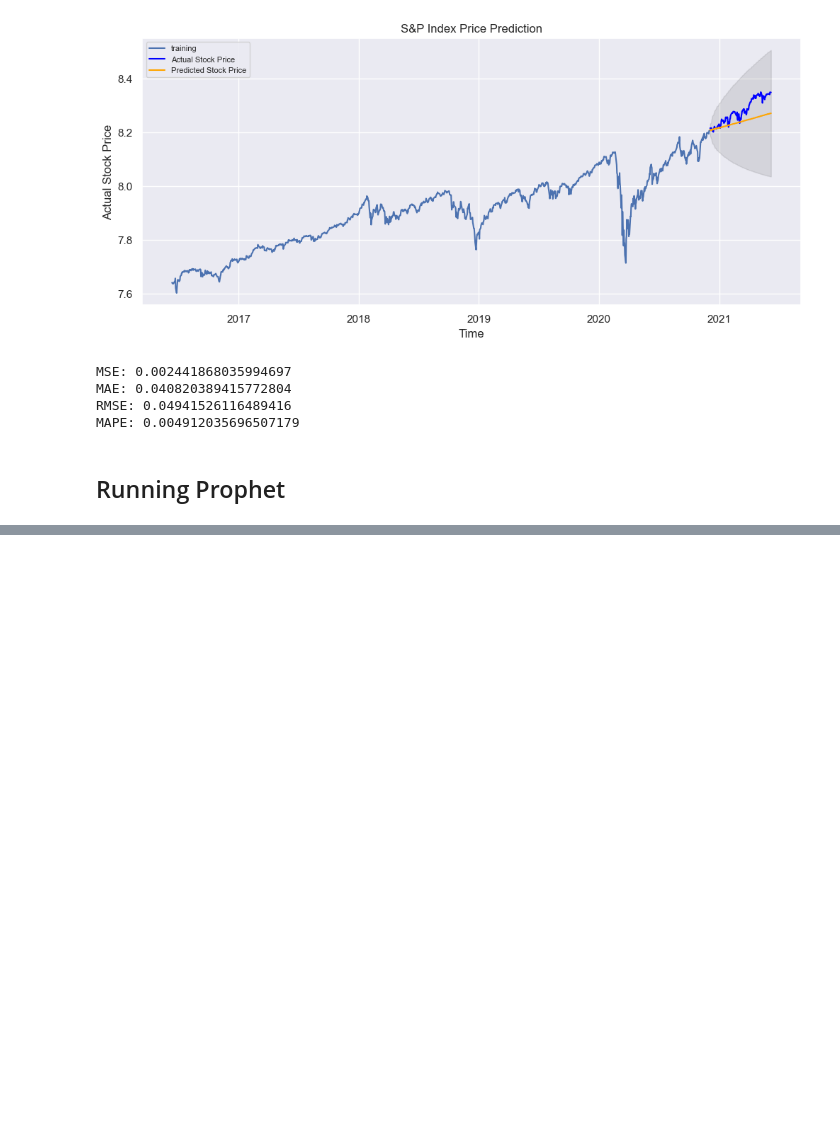
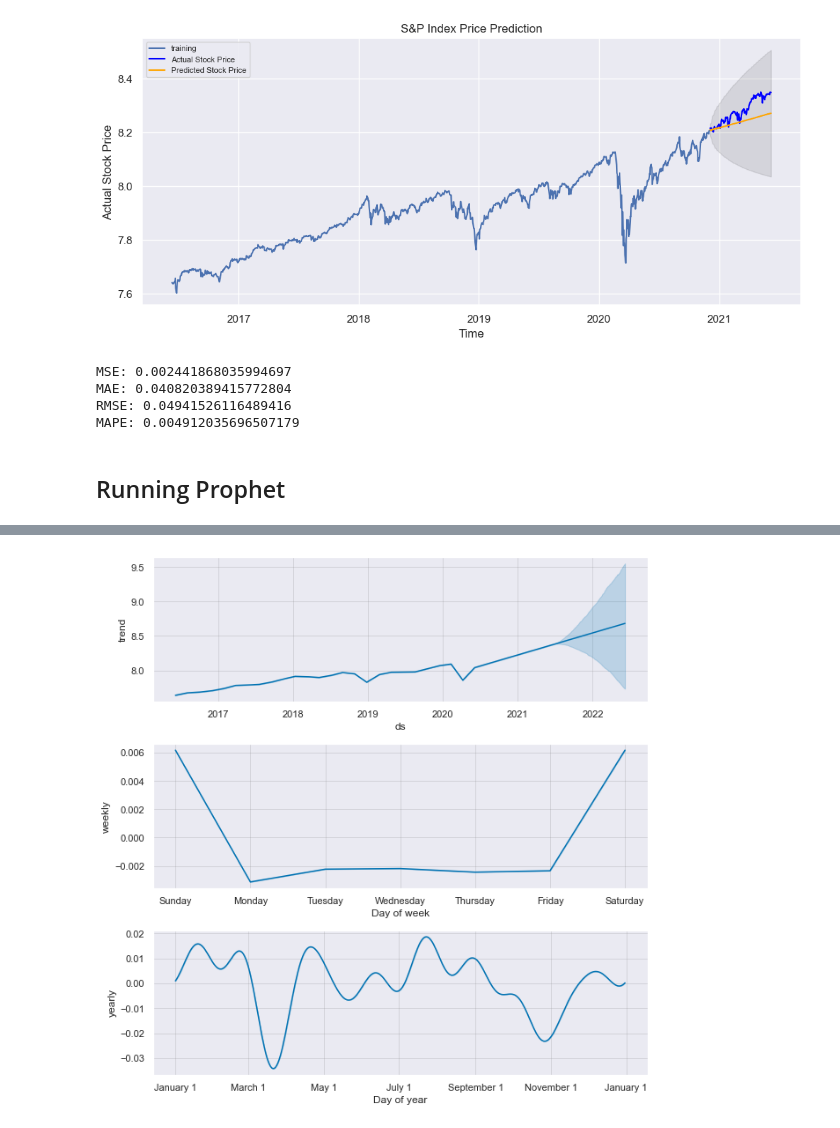
Before and after one commit to edologgerbird/SP500-forecast, a Jupyter notebook: SP500-forecasting.ipynb, the cells around one changed output, grey strips where cells are left out. Drawn from its saved outputs; the diff is of its cells as text; code cells hidden in the pictures; blank space fills up the shorter version.

```diff
--- a/SP500-forecasting.ipynb
+++ b/SP500-forecasting.ipynb
@@ -465,0 +515,4 @@ MAPE: 0.004912035696507179
+# %%
+fig2 = model.plot_components(forecast)
+# %% [output]
+[figure, added]
```
Also changed, not shown: parts of 19 cells of this notebook.
